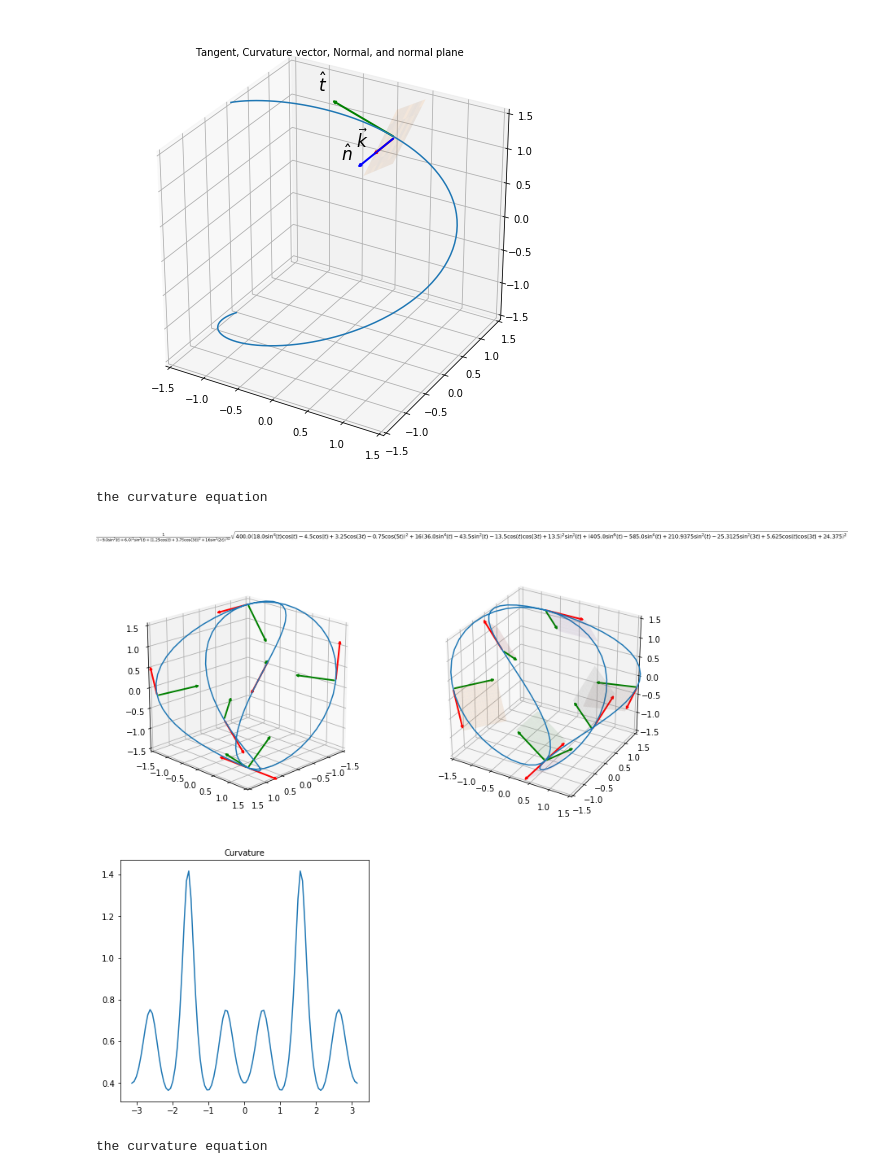
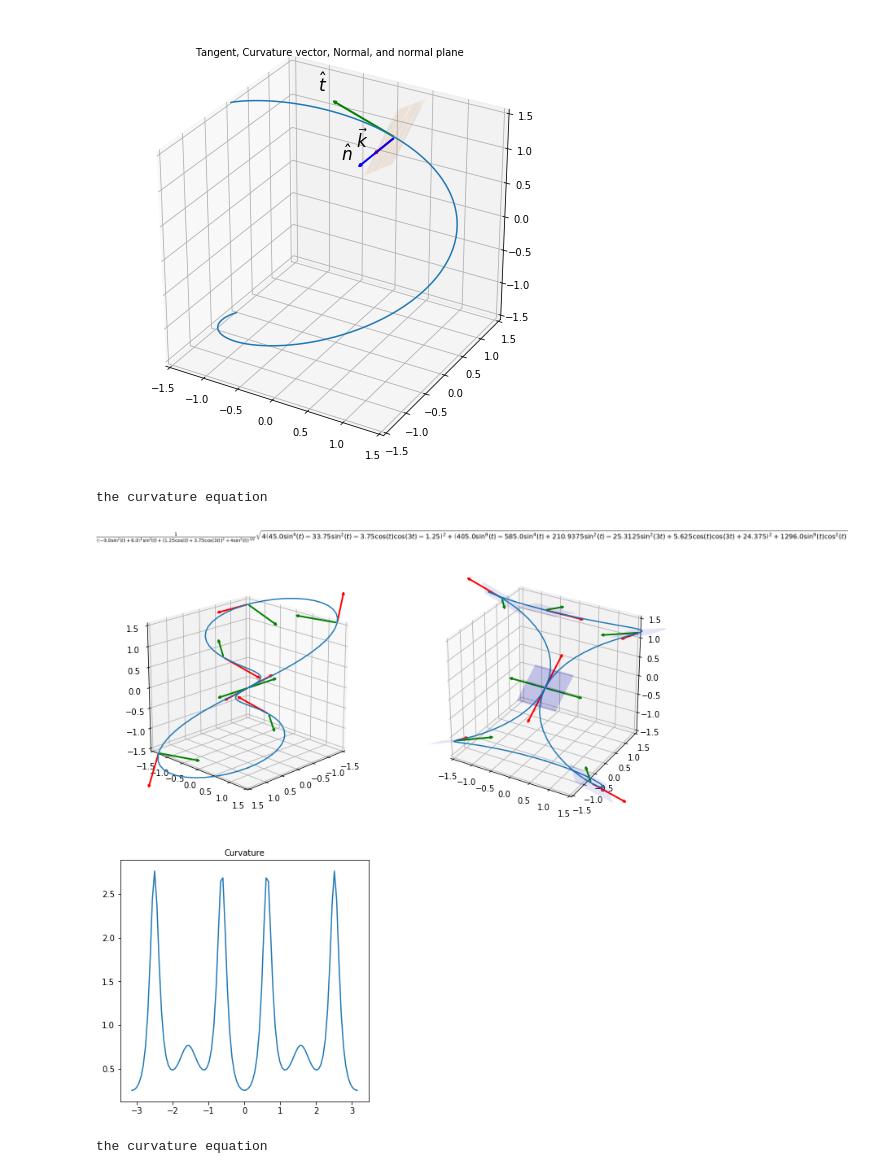
Before and after one commit to coderofgames/DifferentialGeometryPythonTools, a Jupyter notebook: sdg_usage.ipynb, the cells around one changed output. Saved outputs shown, nothing was run; the diff lists cells and outputs as text; code cells hidden in the pictures.

```diff
--- a/sdg_usage.ipynb
+++ b/sdg_usage.ipynb
@@ -124,81 +160,70 @@ ax.set_title('Tangent, Curvature vector, Normal, and normal plane', fontsize=10)
 fig = plt.figure(figsize=(12, 12))
 
 ax = fig.add_subplot(2, 2, 1, projection='3d')
-phi = np.linspace(0, 2*np.pi, 100)
-theta = np.linspace(0, np.pi, 100)
+
+# create some symbols
+theta_3,t = symbols('theta_3,t')
+
+# create a sympy vector function for the curve
+r = 2.5*cos(t)*sin(2*t)*e.i + 1.5*sin(t)*sin(2*t)*e.j + 2*cos(t)*e.k
+
+# create a numpy linspace
+tt = np.linspace(-np.pi, np.pi, 100)
+
+# plot the curve
+sdg.space_curve(ax,e, r, t, tt)
 
 
-theta_2,phi_2,t = symbols('theta_2,phi_2,t')
-
-theta_3 = 2*t
-phi_3 = t
-
-r = 2.5*cos(phi_3)*sin(theta_3)*e.i + 1.5*sin(phi_3)*sin(theta_3)*e.j + 2*cos(theta_3)*e.k
-
-tt = np.linspace(-np.pi, np.pi, 100)
-
-sdg.space_curve(ax,e, r, t, tt)
-#PlotBasisCartesian()
-
-# compute the tangent
+# compute the tangent and normal
 tangent = sdg.unit_tangent_time(r,t)
 curv_vec = sdg.curv_vec_time(r,t)
-
 normal = curv_vec / curv_vec.magnitude()
 
-t_angle = np.pi/4
-p = r.subs({t:t_angle})
-tang =tangent.subs({t:t_angle})
-kurv = curv_vec.subs({t:t_angle})
-norm = normal.subs({t:t_angle})
-
+# setup the view
 ax.set_xlim(-1.5, 1.5)
 ax.set_ylim(-1.5, 1.5)
 ax.set_zlim(-1.5, 1.5)
+ax.view_init(20, 45)
 
-ax.view_init(20, 45)
+# plot the tangent and normal vectors at various points on the curve
 for c in range(2,16,2):
     sdg.plot_arrow(ax,r.subs({t:c*2*np.pi/16-np.pi}), tangent.subs({t:c*2*np.pi/16-np.pi}), e, '','r')
     sdg.plot_arrow(ax,r.subs({t:c*2*np.pi/16-np.pi}), normal.subs({t:c*2*np.pi/16-np.pi}), e, '','g')
 
+# add another subplot
 ax = fig.add_subplot(2, 2, 2, projection='3d')
+# plot the curva again
+sdg.space_curve(ax, e,r, t, tt)
 
-X = np.linspace(0,1,40)
-Y = np.linspace(0,1,40)
+# meshgrid
+X = np.linspace(-0.5,0.5,10)
+Y = np.linspace(-0.5,0.5,10)
 X,Y = np.meshgrid(X,Y)
 
-# plot the lambda funcs
-#ax.plot(fx(tt),fy(tt),fz(tt))
-sdg.space_curve(ax, e,r, t, tt)
 for c in range(2,16,2):
     r1 = r.subs({t:c*2*np.pi/16-np.pi})
     tn1 = tangent.subs({t:c*2*np.pi/16-np.pi})
     nm1 = normal.subs({t:c*2*np.pi/16-np.pi})
     sdg.plot_arrow(ax,r1,tn1, e, '','r')
     sdg.plot_arrow(ax,r1,nm1, e, '','g')
+    # plot the plane
+    sdg.plot_plane(ax,e,r1,tn1,nm1,X,Y)
 
-
-    # NOTE: This will replace the old version of the plot plane function
-    # the technique takes the meshgrid as the linear combination of the tangent and normal
-    # such that  plane = X * normal + Y * tangent, where X and Y form a meshgrid
-    # then I add the position
-    ax.plot_surface( float(r1.dot(e.i)) + X * float(tn1.dot(e.i)) + Y * float(nm1.dot(e.i)),
-         float(r1.dot(e.j)) + X * float(tn1.dot(e.j)) + Y * float(nm1.dot(e.j)),
-         float(r1.dot(e.k))+ X * float(tn1.dot(e.k)) + Y * float(nm1.dot(e.k)), alpha = 0.1)
-
+# setup the view
 ax.set_xlim(-1.5, 1.5)
 ax.set_ylim(-1.5, 1.5)
 ax.set_zlim(-1.5, 1.5)
 
+# plot the curvature
 ax = fig.add_subplot(2, 2, 3)
 kappa = lambdify(t, sdg.curvature_time(r,t), "numpy")
 ax.plot(tt,kappa(tt))
 ax.set_title('Curvature', fontsize=10)
 
 print "the curvature equation"
 simplify(sdg.curvature_time(r,t))
 # %% [output]
 the curvature equation
-[figure, old version]
+[figure, new version]
-[figure, old version]
+[figure, new version]
 # %%
```
Also changed, not shown: parts of 4 cells of this notebook, 1 other file.
